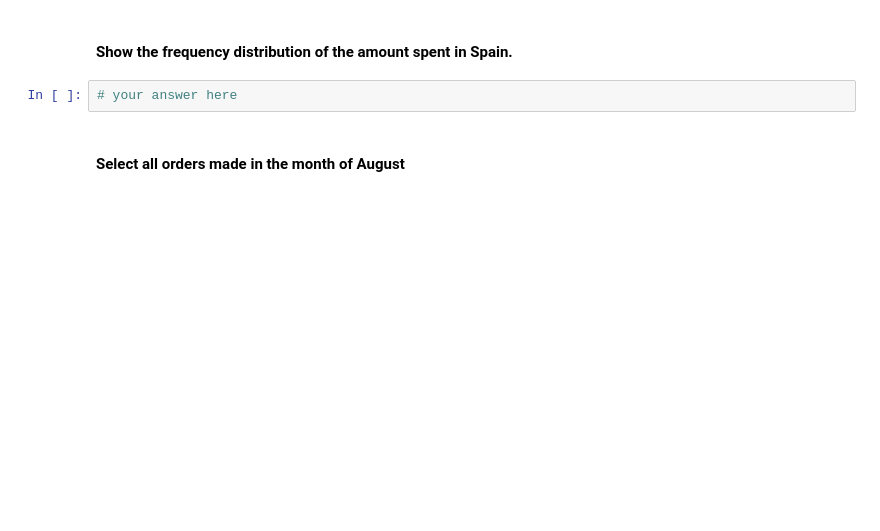
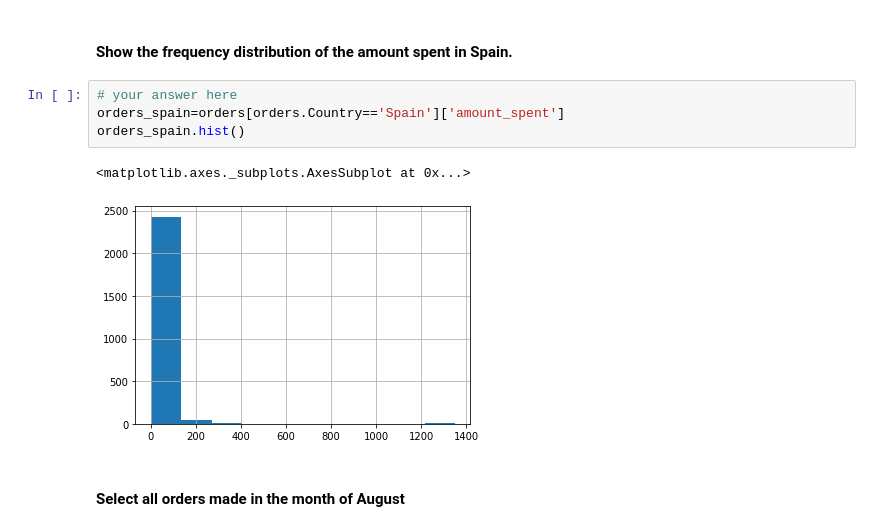
Before and after one commit to fuentebermudez/data-labs, a Jupyter notebook: module-2/lab-subsetting-and-descriptive-stats/your-code/main.ipynb, the cells around one changed output. Cells and saved outputs as stored; diff of their text form; blank space fills up the shorter version.

```diff
--- a/module-2/lab-subsetting-and-descriptive-stats/your-code/main.ipynb
+++ b/module-2/lab-subsetting-and-descriptive-stats/your-code/main.ipynb
@@ -401,6 +499,11 @@ orders.describe()
 #### Show the frequency distribution of the amount spent in Spain.
 # %%
 # your answer here
+orders_spain=orders[orders.Country=='Spain']['amount_spent']
+orders_spain.hist()
+# %% [output]
+<matplotlib.axes._subplots.AxesSubplot at 0x...>
+[figure, added]
 # %% [markdown]
 #### Select all orders made in the month of August
 # %%
```
Also changed, not shown: parts of 23 cells of this notebook.
